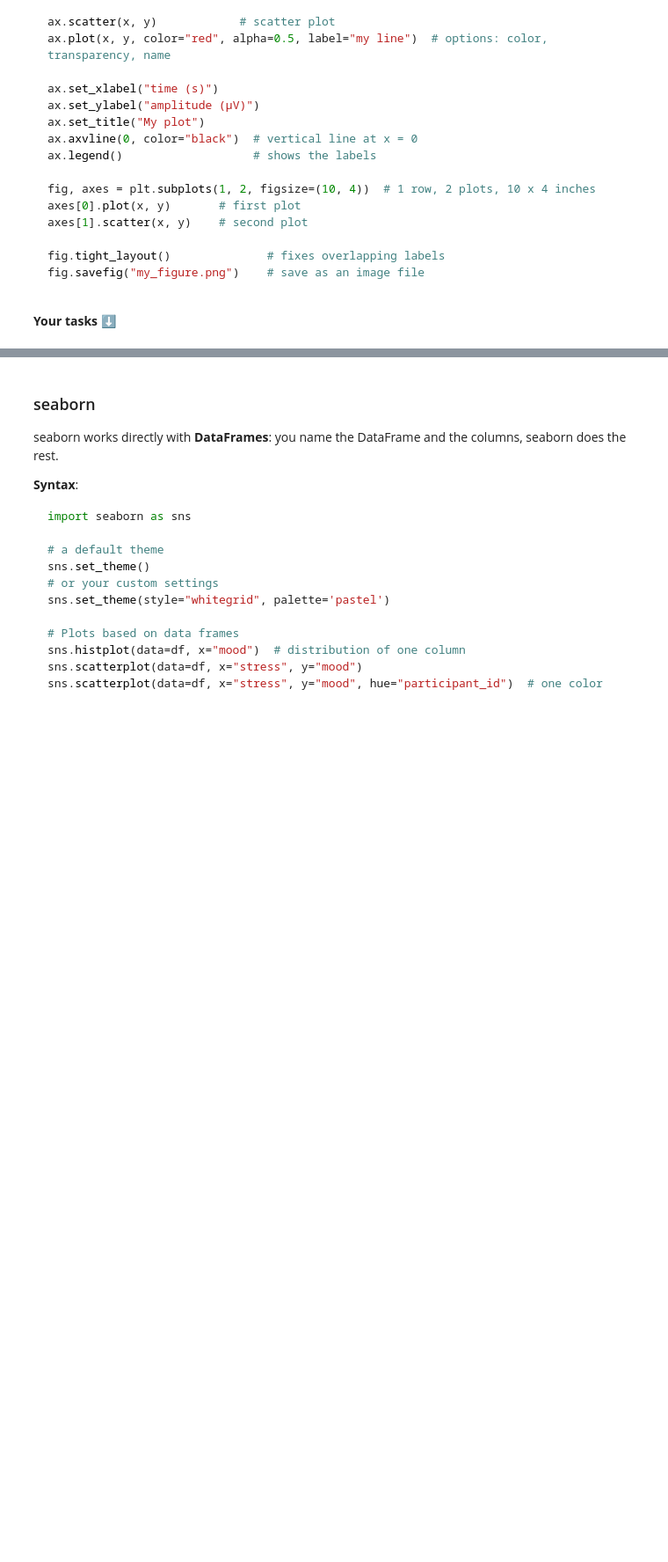
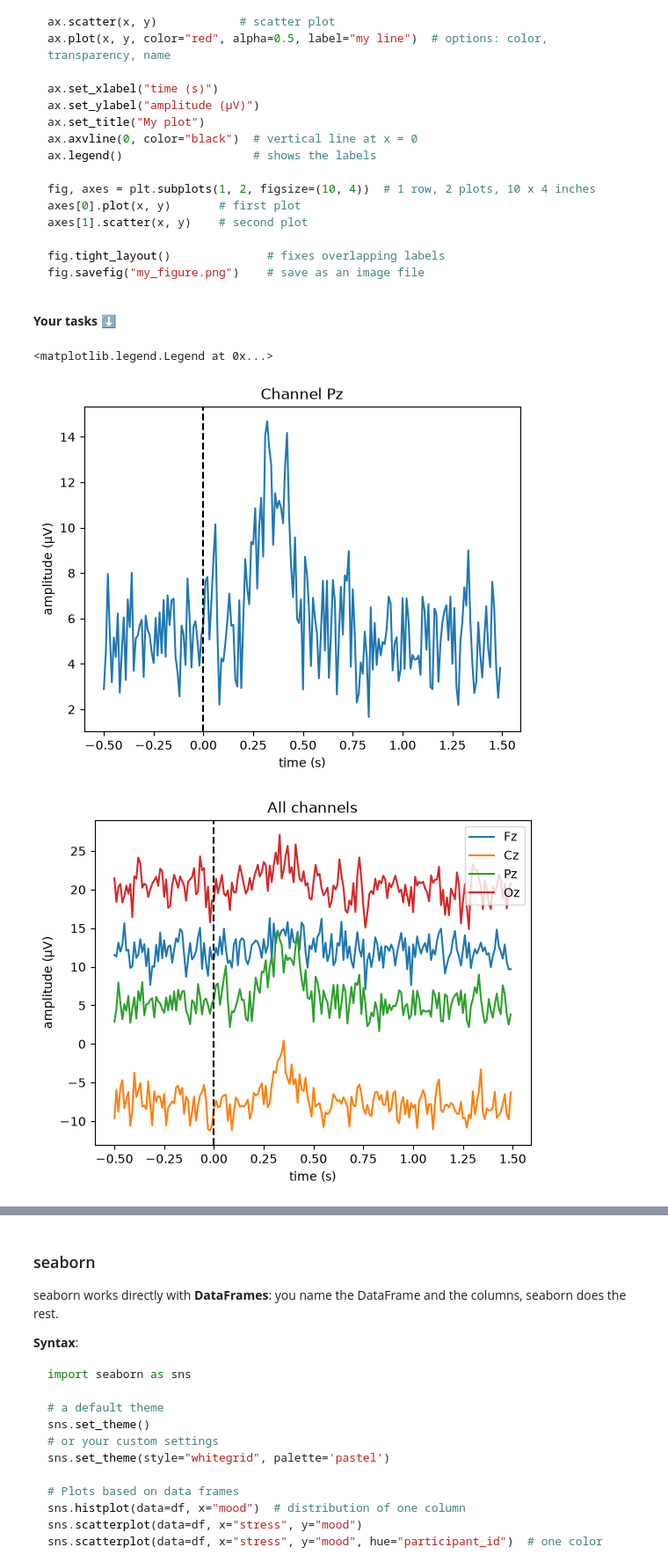
Before and after one commit to wunderwald/Python_Workshop, a Jupyter notebook: practice2.3.ipynb, the cells around one changed output, grey strips where cells are left out. Shown at 88% size. Drawn from its saved outputs; the diff is of its cells as text; code cells hidden in the pictures; blank space fills up the shorter version.

```diff
--- a/practice2.3.ipynb
+++ b/practice2.3.ipynb
@@ -40,30 +40,102 @@ fig.savefig("my_figure.png")    # save as an image file
 # %%
 import matplotlib.pyplot as plt
 import numpy as np
 from eeg_simulation import simulate_eeg
 
 trials, channels, times = simulate_eeg()  # 20 trials x 4 channels x 200 samples
 eeg = trials[0]                           # a single trial: 4 channels x 200 samples
 
 # 1. Plot the signal of channel Pz (index 2) over `times`. Label both axes and add a title.
+fig, ax = plt.subplots()
+ax.plot(times, eeg[2])
+ax.set_xlabel("time (s)")
+ax.set_ylabel("amplitude (µV)")
+ax.set_title("Channel Pz")
 
 # 2. Mark the stimulus onset with a dashed vertical line at 0 s.
 #    (hint: linestyle="--")
+ax.axvline(0, color="black", linestyle="--")
 
 # 3. Plot all four channels into one plot, each with its channel name as label. Add a legend.
 #    (hint: a for loop with zip(channels, eeg))
+fig, ax = plt.subplots()
+for name, signal in zip(channels, eeg):
+    ax.plot(times, signal, label=name)
+ax.axvline(0, color="black", linestyle="--")
+ax.set_xlabel("time (s)")
+ax.set_ylabel("amplitude (µV)")
+ax.set_title("All channels")
+ax.legend()
 
 # 4. Baseline-correct `eeg` (subtract the mean of the first 50 samples from each channel).
 #    Plot the channels before and after the correction in two plots next to each other.
 #    What changes?
+eeg_corrected = eeg.copy()
+for i in range(len(eeg)):
+    eeg_corrected[i] = eeg[i] - eeg[i, :50].mean()
+# (shorter, without a loop: eeg_corrected = eeg - eeg[:, :50].mean(axis=1, keepdims=True))
+
+fig, axes = plt.subplots(1, 2, figsize=(10, 4))
+for name, raw, corrected in zip(channels, eeg, eeg_corrected):
+    axes[0].plot(times, raw, label=name)
+    axes[1].plot(times, corrected, label=name)
+axes[0].set_title("Before baseline correction")
+axes[1].set_title("After baseline correction")
+for ax in axes:
+    ax.axvline(0, color="black", linestyle="--")
+    ax.set_xlabel("time (s)")
+    ax.set_ylabel("amplitude (µV)")
+    ax.legend()
+fig.tight_layout()
+# -> Before, every channel has its own offset (shifted up or down), so the lines are far apart.
+#    After the correction, all channels start around 0 µV before the stimulus and can be compared:
+#    now you can see that the response around 0.35 s is largest at Pz.
 
 # 5. Save the figure from task 4 as "eeg_baseline.png".
+fig.savefig("eeg_baseline.png")
 
 # 6. Write a function `make_random_points(n, seed=0)` that returns two numpy arrays x and y
 #    with n values each: x is random, y = 2 * x + random noise.
 #    (hint: rng = np.random.default_rng(seed), then rng.normal(0, 1, n))
 # ---> Give your function a docstring!
 # ---> Use it to make a scatter plot with 100 points. Try different seeds.
+def make_random_points(n, seed=0):
+    """
+    Create n random points where y depends linearly on x.
+
+    x is drawn from a standard normal distribution, y = 2 * x + normal noise.
+    The same seed always gives the same points.
+
+    Returns two numpy arrays: x and y (n values each).
+    """
+    rng = np.random.default_rng(seed)
+    x = rng.normal(0, 1, n)
+    y = 2 * x + rng.normal(0, 1, n)
+    return x, y
+
+fig, ax = plt.subplots()
+for seed in [0, 1, 2]:
+    x, y = make_random_points(100, seed=seed)
+    ax.scatter(x, y, alpha=0.5, label=f"seed {seed}")
+ax.set_xlabel("x")
+ax.set_ylabel("y")
+ax.set_title("Random points")
+ax.legend()
 
 # 7. Bonus: Plot all 20 trials of Pz in light grey (alpha=0.3) and the average
 #    over all trials (the ERP) on top of them as a thick red line (linewidth=3).
+pz_trials = trials[:, 2, :]   # all trials, channel Pz, all samples => shape (20, 200)
+
+fig, ax = plt.subplots()
+for trial in pz_trials:
+    ax.plot(times, trial, color="grey", alpha=0.3)
+ax.plot(times, pz_trials.mean(axis=0), color="red", linewidth=3, label="ERP (average)")
+ax.axvline(0, color="black", linestyle="--")
+ax.set_xlabel("time (s)")
+ax.set_ylabel("amplitude (µV)")
+ax.set_title("Pz: single trials and ERP")
+ax.legend()
+# %% [output]
+<matplotlib.legend.Legend at 0x...>
+[figure, added]
+[figure, added]
```
Also changed, not shown: parts of 3 cells of this notebook, 2 other files.
